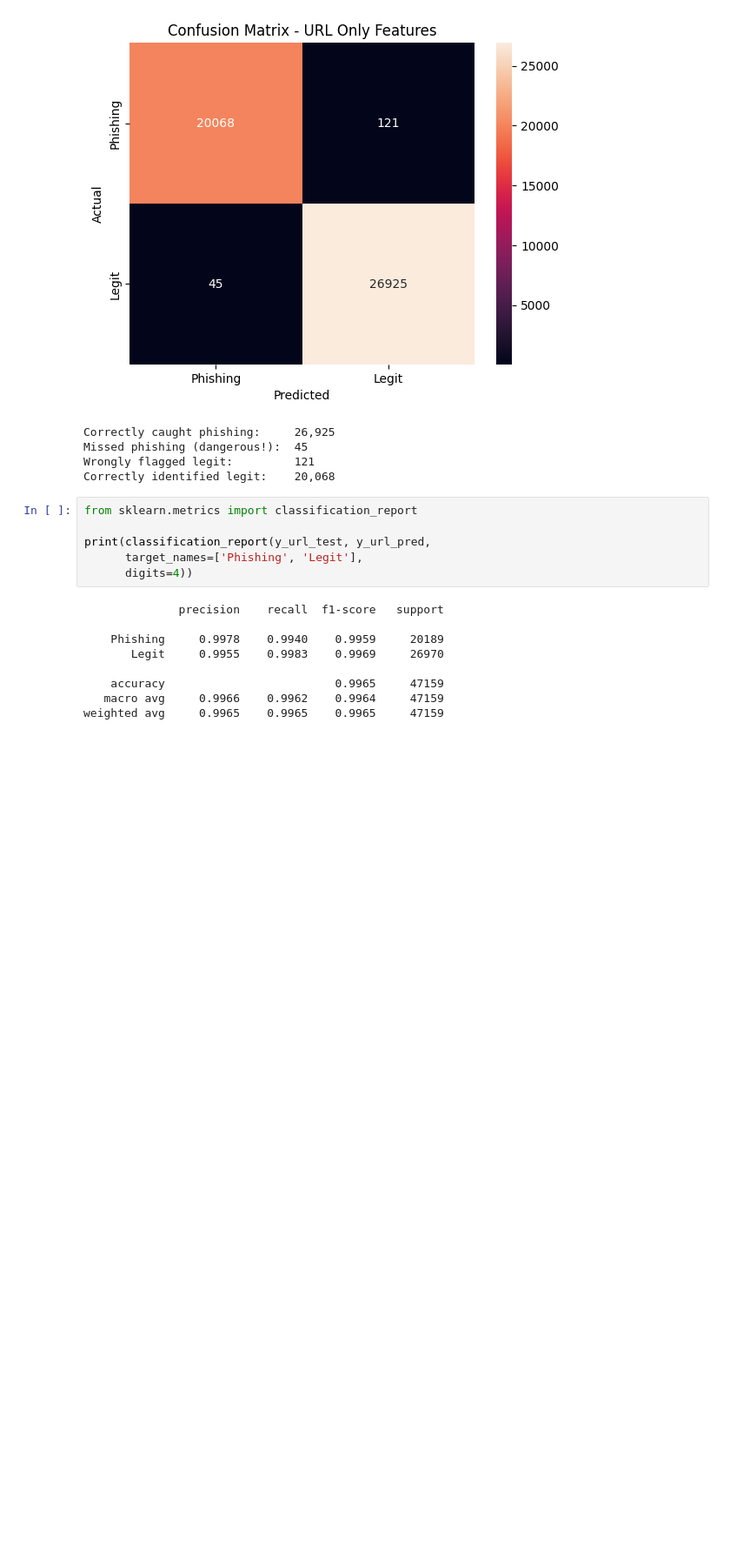
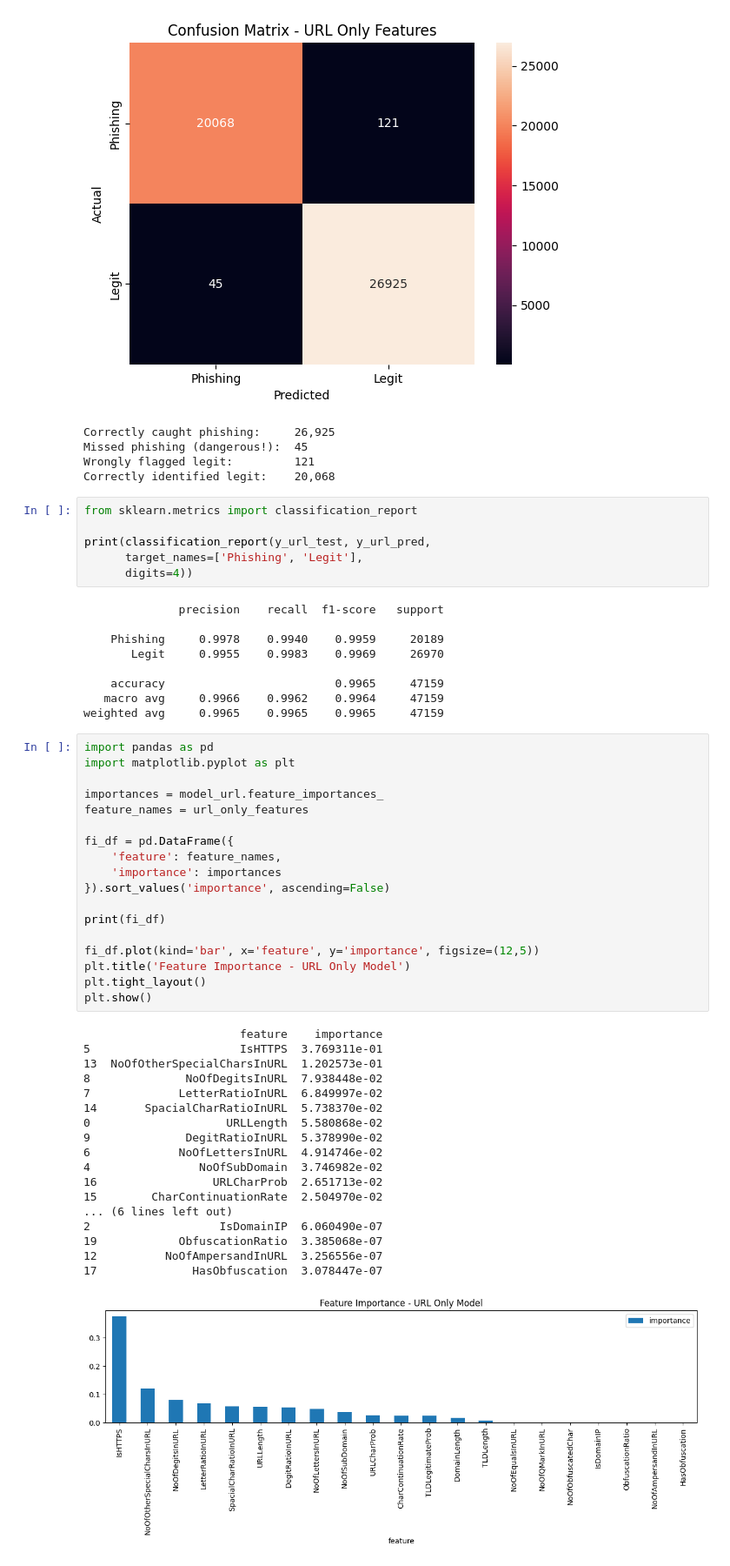
Before and after one commit to chustinecantal/Phishing-Detection-AI, a Jupyter notebook: notebooks/01_eda.ipynb, the cells around one changed output. Shown at 87% size. Cells and saved outputs as stored; diff of their text form; blank space fills up the shorter version.

```diff
--- a/notebooks/01_eda.ipynb
+++ b/notebooks/01_eda.ipynb
@@ -371,3 +372,40 @@ print(classification_report(y_url_test, y_url_pred,
     accuracy                         0.9965     47159
    macro avg     0.9966    0.9962    0.9964     47159
 weighted avg     0.9965    0.9965    0.9965     47159
+# %%
+import pandas as pd
+import matplotlib.pyplot as plt
+
+importances = model_url.feature_importances_
+feature_names = url_only_features
+
+fi_df = pd.DataFrame({
+    'feature': feature_names,
+    'importance': importances
+}).sort_values('importance', ascending=False)
+
+print(fi_df)
+
+fi_df.plot(kind='bar', x='feature', y='importance', figsize=(12,5))
+plt.title('Feature Importance - URL Only Model')
+plt.tight_layout()
+plt.show()
+# %% [output]
+                       feature    importance
+5                      IsHTTPS  3.769311e-01
+13  NoOfOtherSpecialCharsInURL  1.202573e-01
+8              NoOfDegitsInURL  7.938448e-02
+7             LetterRatioInURL  6.849997e-02
+14       SpacialCharRatioInURL  5.738370e-02
+0                    URLLength  5.580868e-02
+9              DegitRatioInURL  5.378990e-02
+6             NoOfLettersInURL  4.914746e-02
+4                NoOfSubDomain  3.746982e-02
+16                 URLCharProb  2.651713e-02
+15        CharContinuationRate  2.504970e-02
+... (6 lines left out)
+2                   IsDomainIP  6.060490e-07
+19            ObfuscationRatio  3.385068e-07
+12          NoOfAmpersandInURL  3.256556e-07
+17              HasObfuscation  3.078447e-07
+[figure, added]
```
Also changed, not shown: parts of 6 cells of this notebook, 2 other files.
